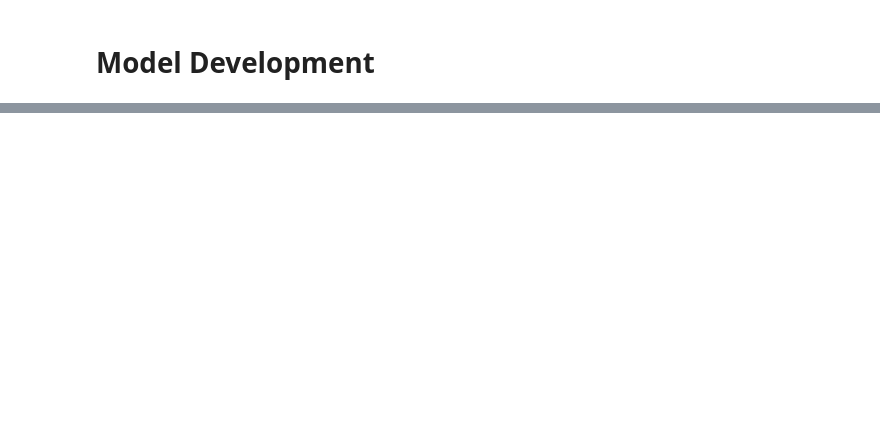
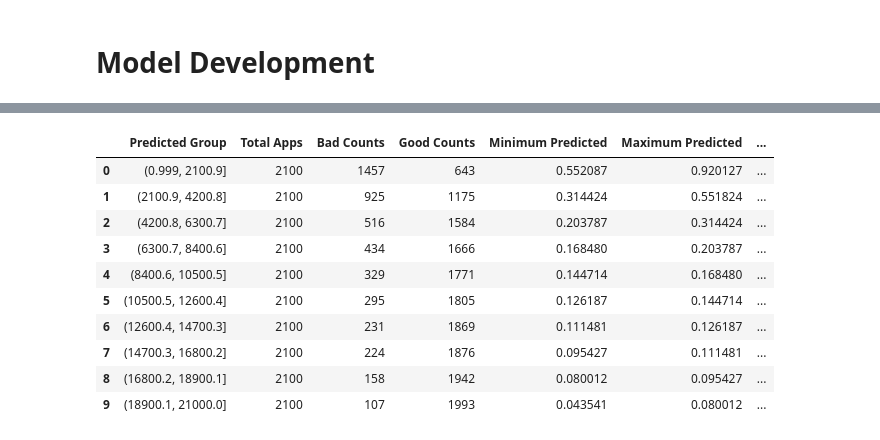
Before and after one commit to VarunBhavnani/CreditLineModel, a Jupyter notebook: CreditLineModel.ipynb, the cells around one changed output, grey strips where cells are left out. Cells and saved outputs as stored; diff of their text form; code cells hidden in the pictures; blank space fills up the shorter version.

```diff
--- a/CreditLineModel.ipynb
+++ b/CreditLineModel.ipynb
@@ -1473,0 +1584,5 @@ print(X_test_selected.shape)
+# %%
+result,summary_with_vif = logit_model_report(X_train_selected, y_train, X_test_selected, y_test)
+
+# View summary with VIF
+print(summary_with_vif)
@@ -1473,0 +1607,7 @@ print(X_test_selected.shape)
+# %%
+# Predict probabilities and labels
+y_train_pred_prob = result.predict(sm.add_constant(X_train_selected))
+y_test_pred_prob = result.predict(sm.add_constant(X_test_selected))
+
+y_train_pred_label = (y_train_pred_prob >= 0.5).astype(int)
+y_test_pred_label = (y_test_pred_prob >= 0.5).astype(int)
@@ -1473,0 +1801,17 @@ print(X_test_selected.shape)
+# %%
+# Example usage:
+ks_table_train = calculate_ks_table(y_train, y_train_pred_prob)
+# %%
+ks_table_train
+# %% [output]
+|  | Predicted Group | Total Apps | Bad Counts | Good Counts | Minimum Predicted | Maximum Predicted | ... |
+| 0 | (0.999, 2100.9] | 2100 | 1457 | 643 | 0.552087 | 0.920127 | ... |
+| 1 | (2100.9, 4200.8] | 2100 | 925 | 1175 | 0.314424 | 0.551824 | ... |
+| 2 | (4200.8, 6300.7] | 2100 | 516 | 1584 | 0.203787 | 0.314424 | ... |
+| 3 | (6300.7, 8400.6] | 2100 | 434 | 1666 | 0.168480 | 0.203787 | ... |
+| 4 | (8400.6, 10500.5] | 2100 | 329 | 1771 | 0.144714 | 0.168480 | ... |
+| 5 | (10500.5, 12600.4] | 2100 | 295 | 1805 | 0.126187 | 0.144714 | ... |
+| 6 | (12600.4, 14700.3] | 2100 | 231 | 1869 | 0.111481 | 0.126187 | ... |
+| 7 | (14700.3, 16800.2] | 2100 | 224 | 1876 | 0.095427 | 0.111481 | ... |
+| 8 | (16800.2, 18900.1] | 2100 | 158 | 1942 | 0.080012 | 0.095427 | ... |
+| 9 | (18900.1, 21000.0] | 2100 | 107 | 1993 | 0.043541 | 0.080012 | ... |
```
Also changed, not shown: parts of 31 cells of this notebook.
